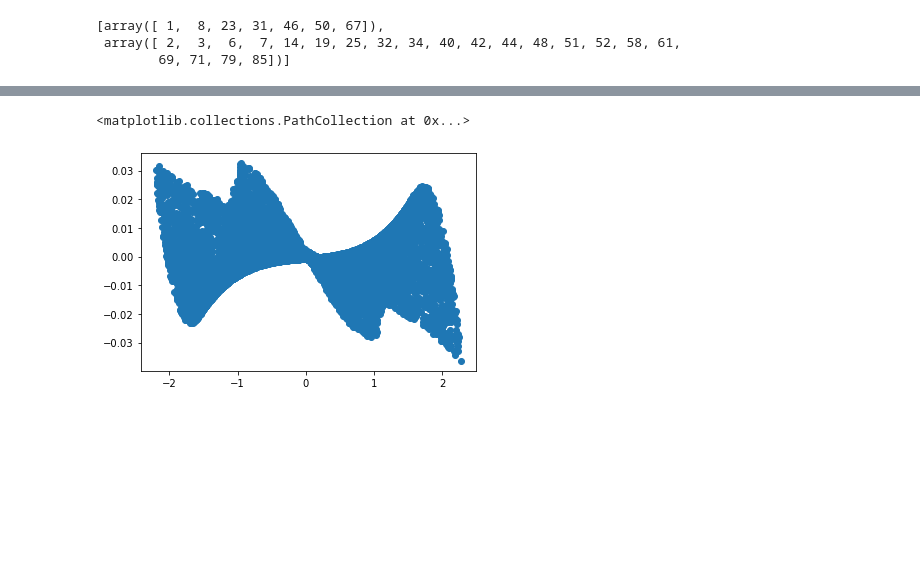
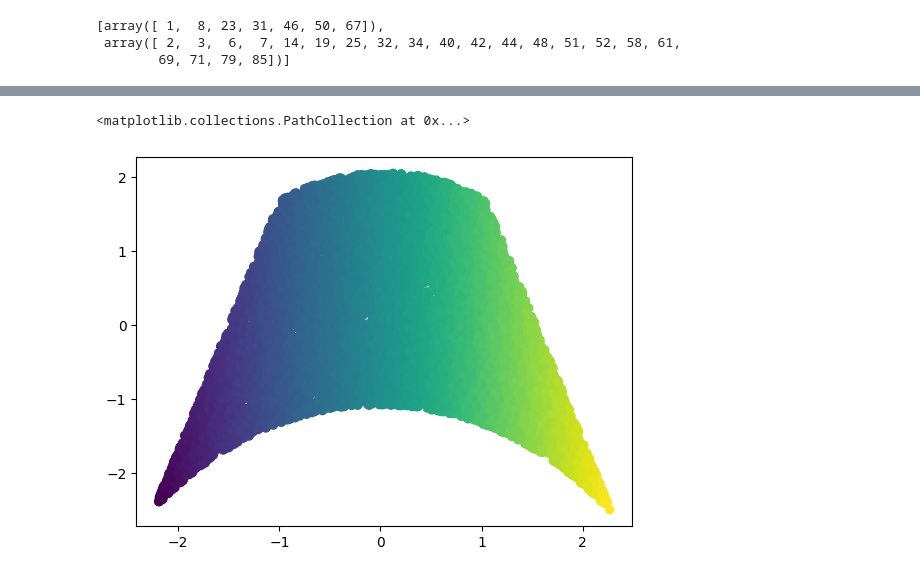
Before and after one commit to nephanth/DSC291-project, a Jupyter notebook: Project-tests.ipynb, the cells around one changed output, grey strips where cells are left out. Drawn from its saved outputs; the diff is of its cells as text; code cells hidden in the pictures; blank space fills up the shorter version.

```diff
--- a/Project-tests.ipynb
+++ b/Project-tests.ipynb
@@ -107,6 +111,6 @@ plt.scatter(data[:, 0], data[:, 1], c=phi[:, 16])
 # %%
-plt.scatter(phi[:, 1], phi[:, 8])
+plt.scatter(phi[:, 1], phi[:, 2], c=phi[:, 1])
 # %% [output]
 <matplotlib.collections.PathCollection at 0x...>
-[figure, old version]
+[figure, new version]
 # %%
```
Also changed, not shown: parts of 9 cells of this notebook, 5 other files.
